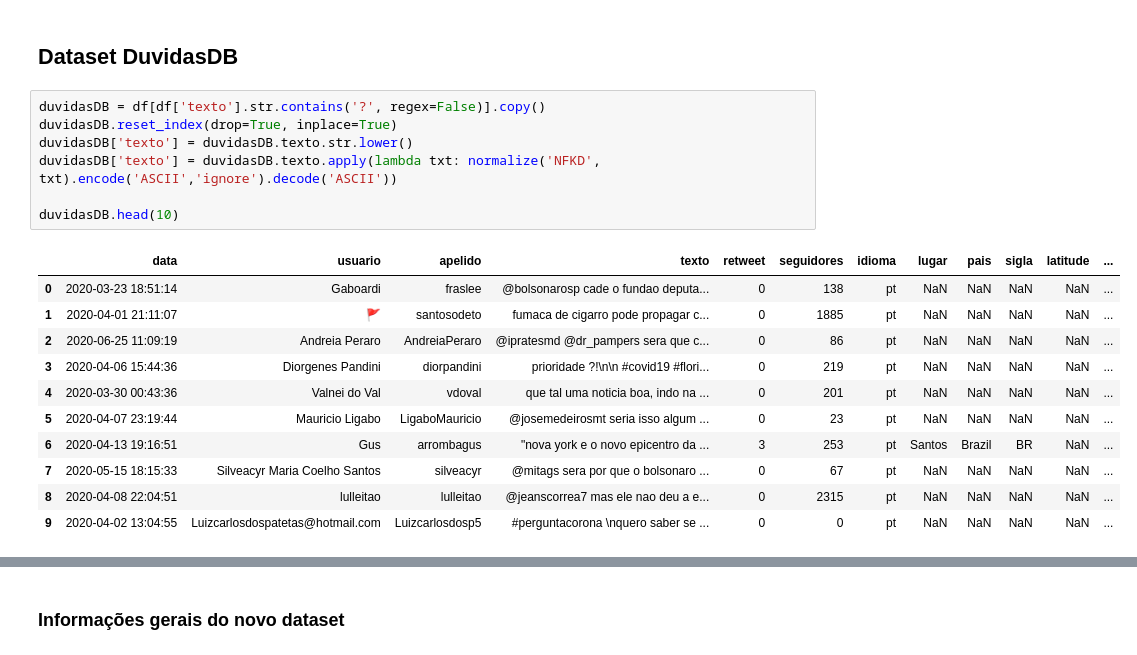
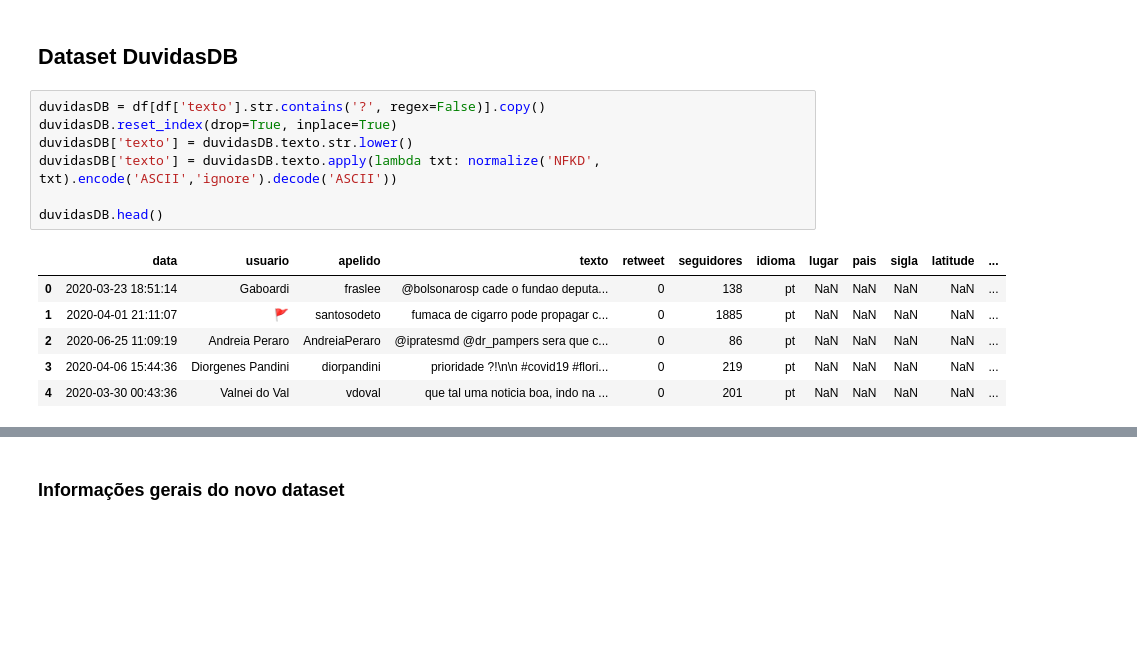
Before and after one commit to Mirnada/Covid_19, a Jupyter notebook: Covid_19.ipynb, the cells around one changed output, grey strips where cells are left out. Cells and saved outputs as stored; diff of their text form; blank space fills up the shorter version.

```diff
--- a/Covid_19.ipynb
+++ b/Covid_19.ipynb
@@ -146,19 +148,14 @@ Aproximadamente 90% dos dados são do Brasil
 # %%
 duvidasDB = df[df['texto'].str.contains('?', regex=False)].copy()
 duvidasDB.reset_index(drop=True, inplace=True)
 duvidasDB['texto'] = duvidasDB.texto.str.lower()
 duvidasDB['texto'] = duvidasDB.texto.apply(lambda txt: normalize('NFKD', txt).encode('ASCII','ignore').decode('ASCII'))
 
-duvidasDB.head(10)
+duvidasDB.head()
 # %% [output]
 |  | data | usuario | apelido | texto | retweet | seguidores | idioma | lugar | pais | sigla | latitude | ... |
 | 0 | 2020-03-23 18:51:14 | Gaboardi | fraslee | @bolsonarosp cade o fundao deputa... | 0 | 138 | pt | NaN | NaN | NaN | NaN | ... |
 | 1 | 2020-04-01 21:11:07 | 🚩 | santosodeto | fumaca de cigarro pode propagar c... | 0 | 1885 | pt | NaN | NaN | NaN | NaN | ... |
 | 2 | 2020-06-25 11:09:19 | Andreia Peraro | AndreiaPeraro | @ipratesmd @dr_pampers sera que c... | 0 | 86 | pt | NaN | NaN | NaN | NaN | ... |
 | 3 | 2020-04-06 15:44:36 | Diorgenes Pandini | diorpandini | prioridade ?!\n\n #covid19 #flori... | 0 | 219 | pt | NaN | NaN | NaN | NaN | ... |
 | 4 | 2020-03-30 00:43:36 | Valnei do Val | vdoval | que tal uma noticia boa, indo na ... | 0 | 201 | pt | NaN | NaN | NaN | NaN | ... |
-| 5 | 2020-04-07 23:19:44 | Mauricio Ligabo | LigaboMauricio | @josemedeirosmt seria isso algum ... | 0 | 23 | pt | NaN | NaN | NaN | NaN | ... |
-| 6 | 2020-04-13 19:16:51 | Gus | arrombagus | "nova york e o novo epicentro da ... | 3 | 253 | pt | Santos | Brazil | BR | NaN | ... |
-| 7 | 2020-05-15 18:15:33 | Silveacyr Maria Coelho Santos | silveacyr | @mitags sera por que o bolsonaro ... | 0 | 67 | pt | NaN | NaN | NaN | NaN | ... |
-| 8 | 2020-04-08 22:04:51 | lulleitao | lulleitao | @jeanscorrea7 mas ele nao deu a e... | 0 | 2315 | pt | NaN | NaN | NaN | NaN | ... |
-| 9 | 2020-04-02 13:04:55 | Luizcarlosdospatetas@hotmail.com | Luizcarlosdosp5 | #perguntacorona \nquero saber se ... | 0 | 0 | pt | NaN | NaN | NaN | NaN | ... |
```
Also changed, not shown: parts of 18 cells of this notebook.
